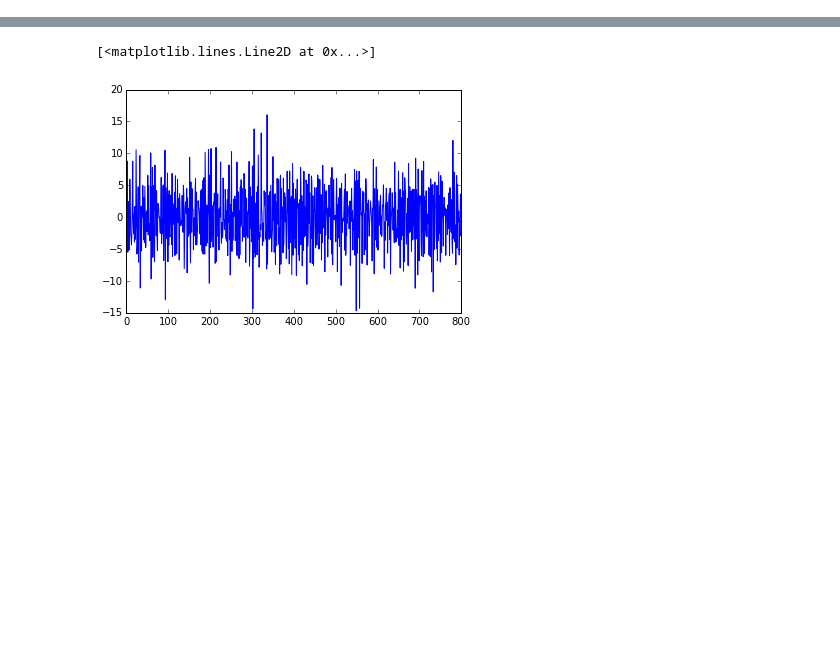
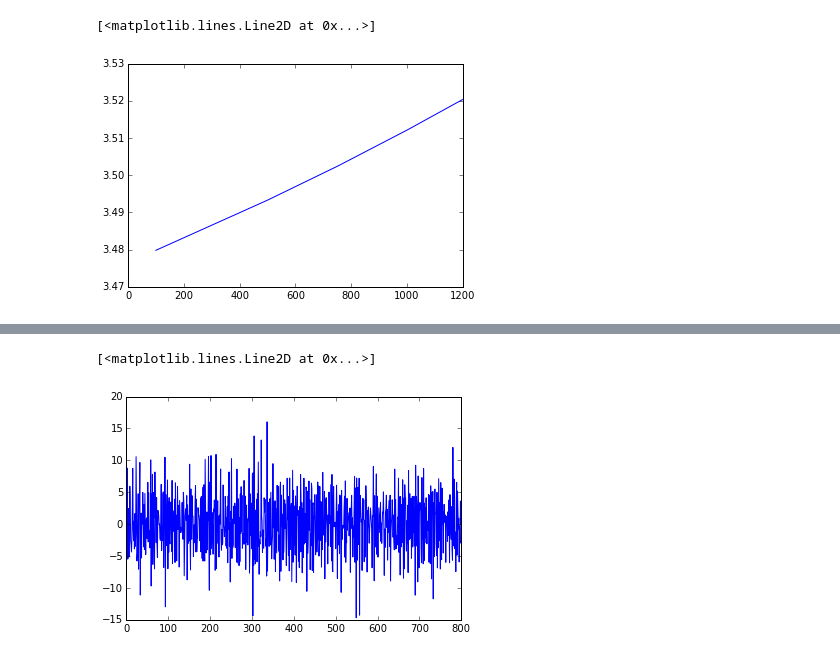
Before and after one commit to lmpizarro/atomistic_simulation, a Jupyter notebook: ASE/lammps/UZr/lammps_pd.ipynb, the cells around one changed output, grey strips where cells are left out. Cells and saved outputs as stored; diff of their text form; code cells hidden in the pictures; blank space fills up the shorter version.

```diff
--- a/ASE/lammps/UZr/lammps_pd.ipynb
+++ b/ASE/lammps/UZr/lammps_pd.ipynb
@@ -15,0 +115,5 @@ Index([u'Step', u'strain', u'Temp', u'p2', u'p3', u'p4', u'KinEng', u'PotEng',
+# %%
+plt.plot(a["Temp"], a["Lx"])
+# %% [output]
+[<matplotlib.lines.Line2D at 0x...>]
+[figure, added]
```
Also changed, not shown: parts of 13 cells of this notebook.
